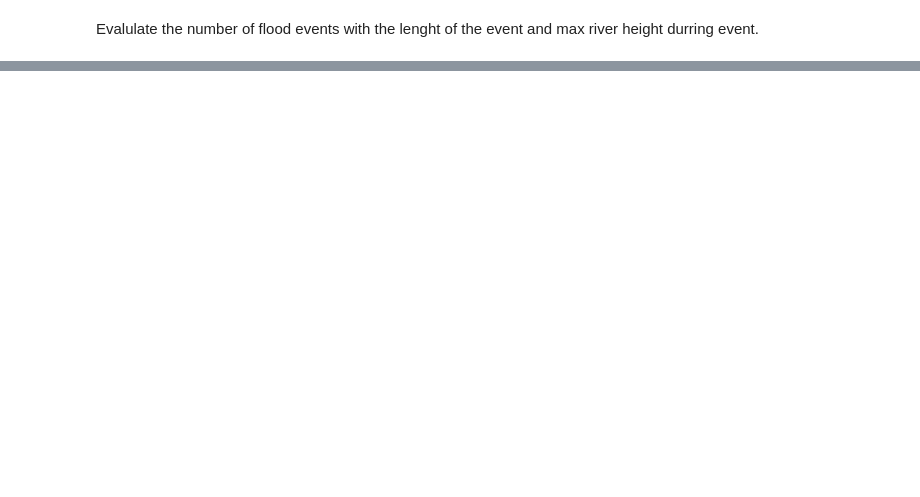
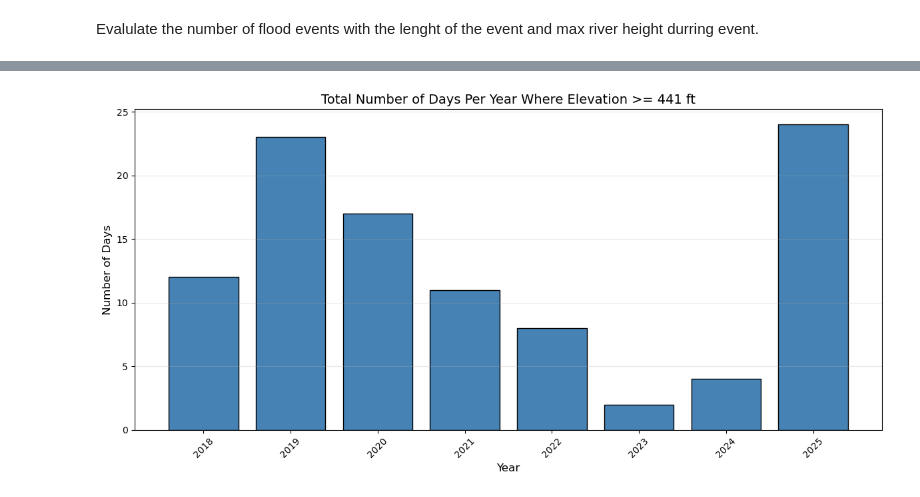
Before and after one commit to Raybies/GreenRiverFerryRiver, a Jupyter notebook: GRF_VA.ipynb, the cells around one changed output, grey strips where cells are left out. Drawn from its saved outputs; the diff is of its cells as text; code cells hidden in the pictures; blank space fills up the shorter version.

```diff
--- a/GRF_VA.ipynb
+++ b/GRF_VA.ipynb
@@ -525,22 +598,0 @@ Total number of events where river level was 443 feet and greater: 30
-# %%
-# use the already‑computed `event_summary` (last one is for the 443 ft threshold)
-# add a year column so we can group by it
-event_summary_by_year = event_summary_443.copy()
-event_summary_by_year['year'] = pd.to_datetime(event_summary_by_year['event_start']).dt.year
-
-# group the event durations by year and make a boxplot
-grouped_year = event_summary_by_year.groupby('year')['num_days']
-
-plt.figure(figsize=(10, 6))
-plt.boxplot(
-    [grp for _, grp in grouped_year],
-    labels=grouped_year.groups.keys(),
-    flierprops={'marker': 'x', 'markerfacecolor': 'red',
-                'markeredgecolor': 'black', 'markersize': 3, 'alpha': 0.5}
-)
-plt.title('Boxplot of Event Duration (num_days) by Year')
-plt.xlabel('Year')
-plt.ylabel('Number of Days per Event')
-plt.grid(True)
-plt.tight_layout()
-plt.show()
@@ -647,0 +675,16 @@ plt.show()
+# %%
+# Create a simple bar chart of the number of days per year where daily max elevation >= 441 ft
+days_per_year_441 = event_summary_by_year_441.groupby('year')['num_days'].sum().reset_index()
+days_per_year_441.columns = ['year', 'total_days']
+
+plt.figure(figsize=(12, 6))
+plt.bar(days_per_year_441['year'], days_per_year_441['total_days'], color='steelblue', edgecolor='black')
+plt.title('Total Number of Days Per Year Where Elevation >= 441 ft', fontsize=14)
+plt.xlabel('Year', fontsize=12)
+plt.ylabel('Number of Days', fontsize=12)
+plt.xticks(days_per_year_441['year'], rotation=45)
+plt.grid(axis='y', alpha=0.3)
+plt.tight_layout()
+plt.show()
+# %% [output]
+[figure, added]
```
Also changed, not shown: parts of 18 cells of this notebook.
